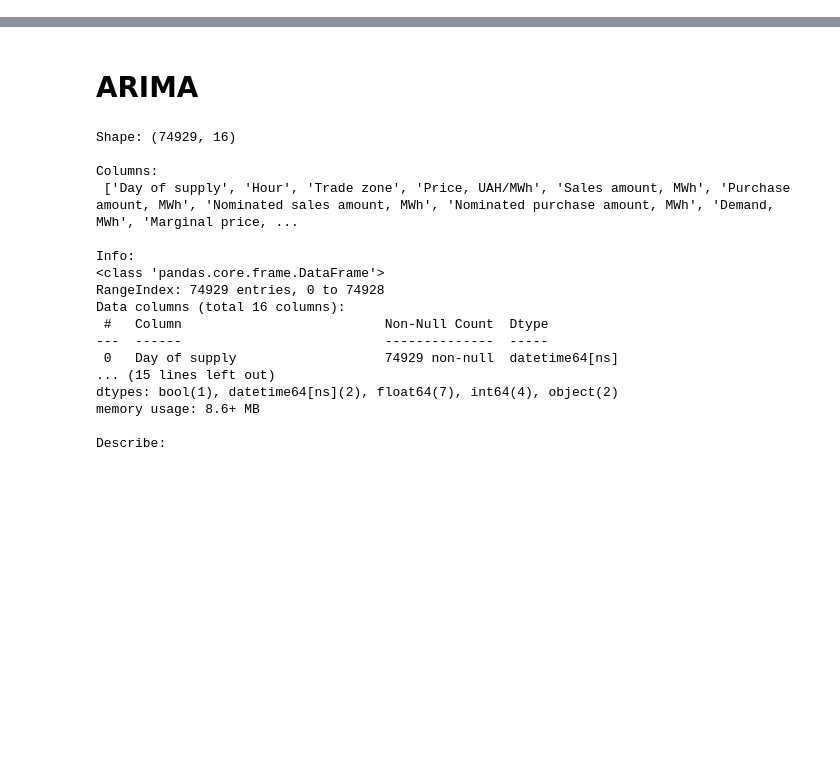
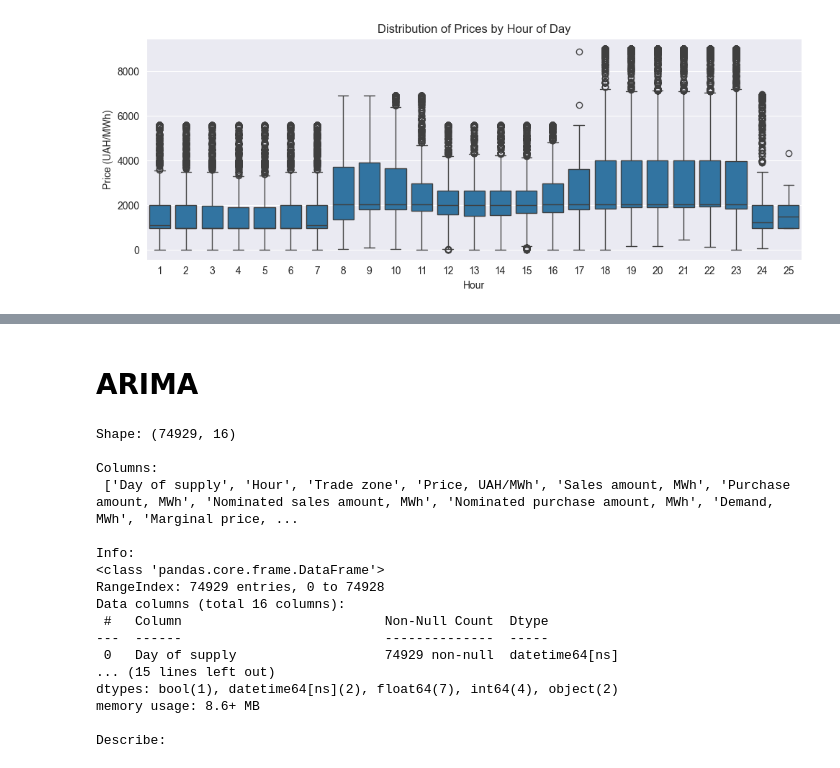
Before and after one commit to senshesen/Machine-Learning-Group-3-Project, a Jupyter notebook: group3_projectml.ipynb, the cells around one changed output, grey strips where cells are left out. Drawn from its saved outputs; the diff is of its cells as text; code cells hidden in the pictures; blank space fills up the shorter version.

```diff
--- a/group3_projectml.ipynb
+++ b/group3_projectml.ipynb
@@ -0,0 +167,10 @@
+# %%
+plt.figure(figsize=(10, 4))
+sns.boxplot(data=df, x='Hour', y='Price, UAH/MWh')
+plt.title('Distribution of Prices by Hour of Day')
+plt.xlabel('Hour')
+plt.ylabel('Price (UAH/MWh)')
+plt.tight_layout()
+plt.show()
+# %% [output]
+[figure, added]
```
Also changed, not shown: parts of 36 cells of this notebook.
